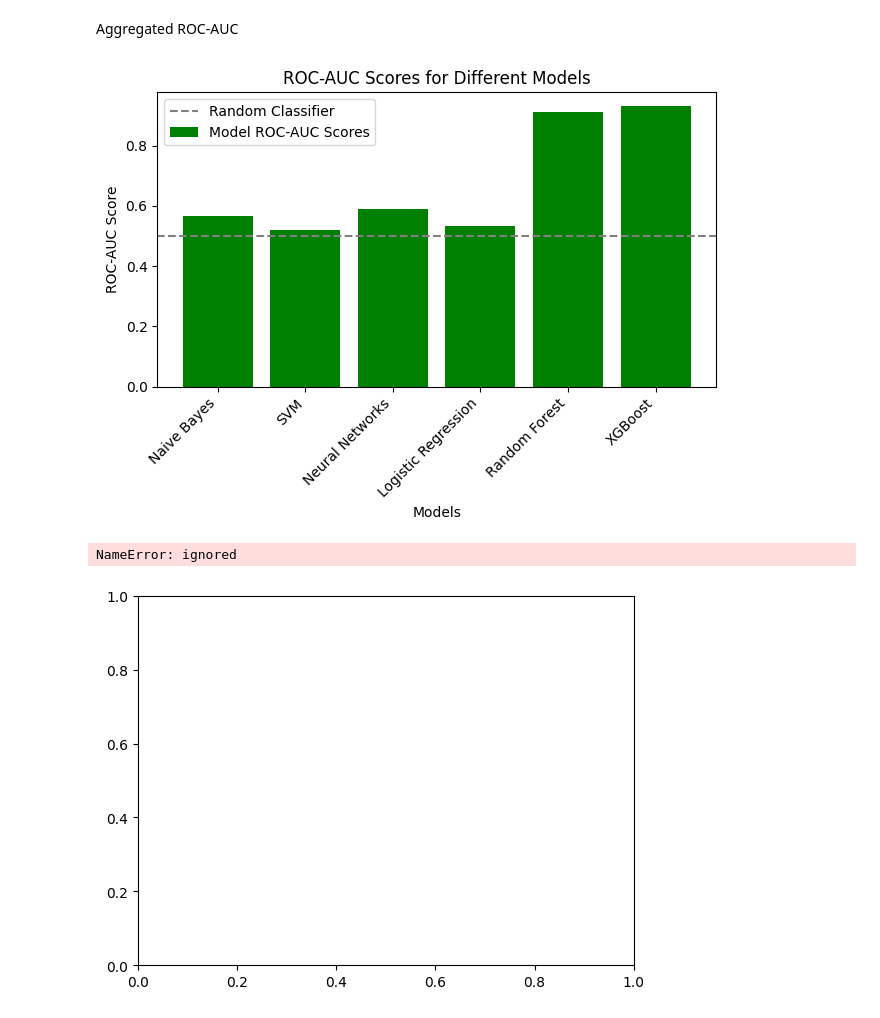
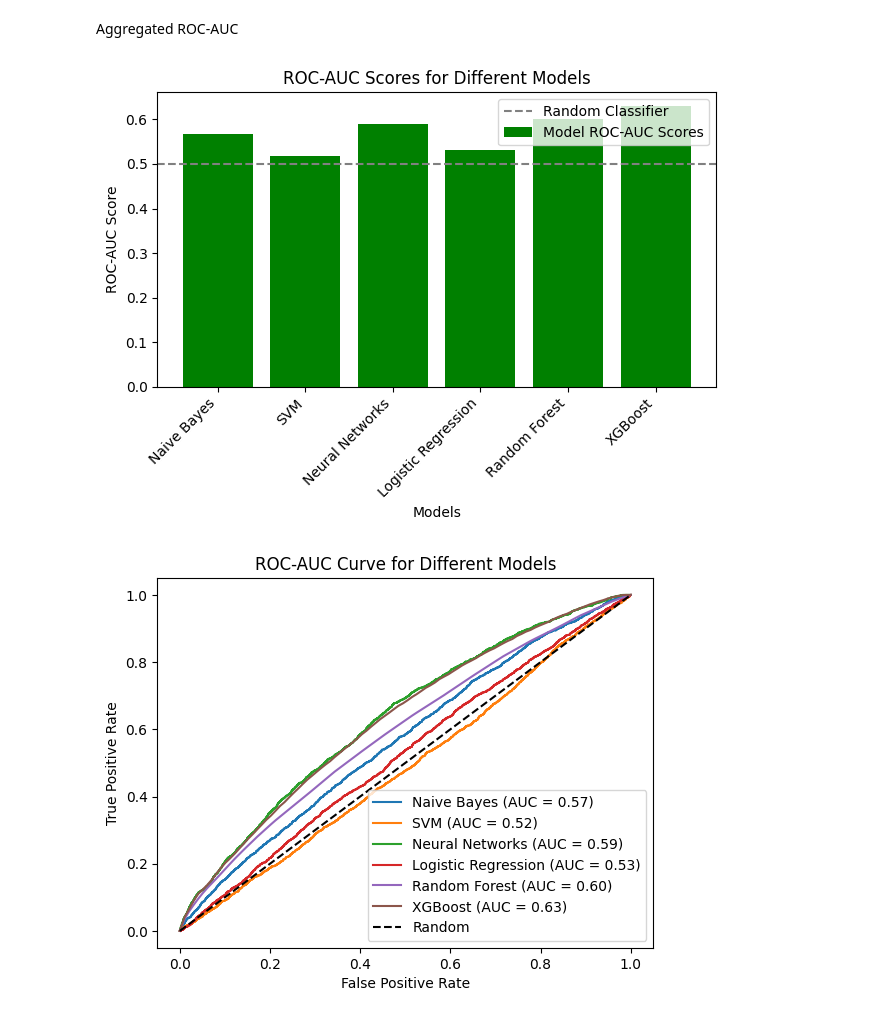
Before and after one commit to Chun-Wei-Tseng/CS6220-FinalProject, a Jupyter notebook: DataMiningProj.ipynb, the cells around one changed output. Drawn from its saved outputs; the diff is of its cells as text; code cells hidden in the pictures.

```diff
--- a/DataMiningProj.ipynb
+++ b/DataMiningProj.ipynb
@@ -878,0 +912,38 @@ NameError: ignored
+# %%
+#@title Plotting ROC AUC for Balanced Random Forest Classifier
+kf = KFold(n_splits=5, shuffle=True, random_state=42)
+model = RandomForestClassifier(n_estimators=100, random_state=42)
+
+tprs = []
+aucs = []
+mean_fpr = np.linspace(0, 1, 100)
+
+fig, ax = plt.subplots()
+for i, (train_index, test_index) in enumerate(kf.split(X_data_normalized, y_data)):
+    X_train, X_test = X_data_normalized[train_index], X_data_normalized[test_index]
+    y_train, y_test = y_data[train_index], y_data[test_index]
+
+    model.fit(X_train, y_train)
+    y_score = model.predict_proba(X_test)[:, 1]
+
+    fpr, tpr, _ = roc_curve(y_test, y_score)
+    roc_auc = auc(fpr, tpr)
+    aucs.append(roc_auc)
+
+    ax.plot(fpr, tpr, lw=1, alpha=0.3, label='ROC fold %d (AUC = %0.2f)' % (i, roc_auc))
+
+    interp_tpr = np.interp(mean_fpr, fpr, tpr)
+    interp_tpr[0] = 0.0
+    tprs.append(interp_tpr)
+
+mean_tpr = np.mean(tprs, axis=0)
+mean_tpr[-1] = 1.0
+mean_auc = auc(mean_fpr, mean_tpr)
+std_auc = np.std(aucs)
+ax.plot(mean_fpr, mean_tpr, color='b', label=r'Mean ROC (AUC = %0.2f $\pm$ %0.2f)' % (mean_auc, std_auc), lw=2, alpha=.8)
+
+ax.plot([0, 1], [0, 1], linestyle='--', lw=2, color='r', label='Chance', alpha=.8)
+
+ax.set(xlim=[0.0, 1.0], ylim=[0.0, 1.05], title="Receiver Operating Characteristic")
+ax.legend(loc="lower right")
+plt.show()
@@ -1229,7 +1322,7 @@ NameError: ignored
 Aggregated ROC-AUC
 # %%
 model_names = ['Naive Bayes', 'SVM', 'Neural Networks', 'Logistic Regression', 'Random Forest', 'XGBoost']
-roc_auc_scores = [0.5675, 0.5187, 0.59, 0.5322, 0.91, 0.93]  # Replace with your actual scores
+roc_auc_scores = [0.5675, 0.5187, 0.59, 0.5322, 0.6, 0.6293]  # Replace with your actual scores
 
 fig, ax = plt.subplots()
 ax.bar(np.arange(len(model_names)), roc_auc_scores, color='green', label='Model ROC-AUC Scores')
@@ -1243,30 +1336,29 @@ ax.legend()
 plt.tight_layout()
 plt.show()
 # %% [output]
-[figure, old version]
+[figure, new version]
 # %%
 model_names = ['Naive Bayes', 'SVM', 'Neural Networks', 'Logistic Regression', 'Random Forest', 'XGBoost']
-roc = [(fpr_nb, tpr_nb), (fpr_svm, tpr_svm), (fpr, tpr), (fpr_test, tpr_test), (mean_fpr, mean_tpr), 0.6293]  # Replace with your actual scores
+roc = [(fpr_nb, tpr_nb), (fpr_svm, tpr_svm), (fpr, tpr), (fpr_test, tpr_test), (mean_fpr, mean_tpr), (mean_fpr_xg, mean_tpr_xg)]  # Replace with your actual scores
 
 # Create a figure and axis
 fig, ax = plt.subplots()
 
 # Plot ROC-AUC curve for each model
 for i in range(len(model_names)):
     fpr_temp, tpr_temp = roc[i]
     plt.plot(fpr_temp, tpr_temp, label=f'{model_names[i]} (AUC = {roc_auc_scores[i]:.2f})')
 
 # Plot ROC curve for a random classifier (dashed line)
 plt.plot([0, 1], [0, 1], 'k--', label='Random')
 
 # Set labels and title
 plt.xlabel('False Positive Rate')
 plt.ylabel('True Positive Rate')
 plt.title('ROC-AUC Curve for Different Models')
 plt.legend(loc='lower right')
 
 # Show the plot
 plt.show()
 # %% [output]
-NameError: ignored
-[figure, old version]
+[figure, new version]
```
Also changed, not shown: parts of 25 cells of this notebook, 1 other file.
